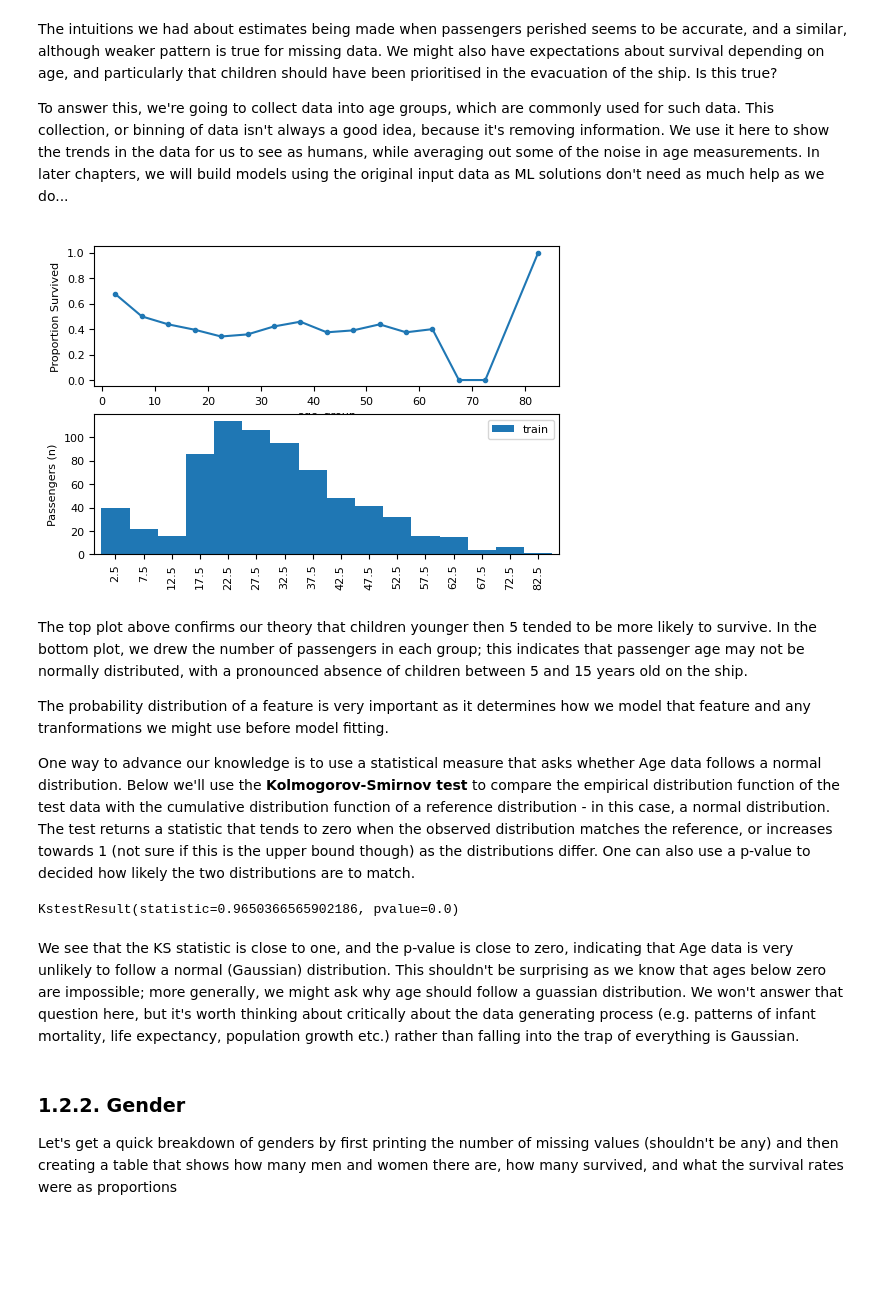
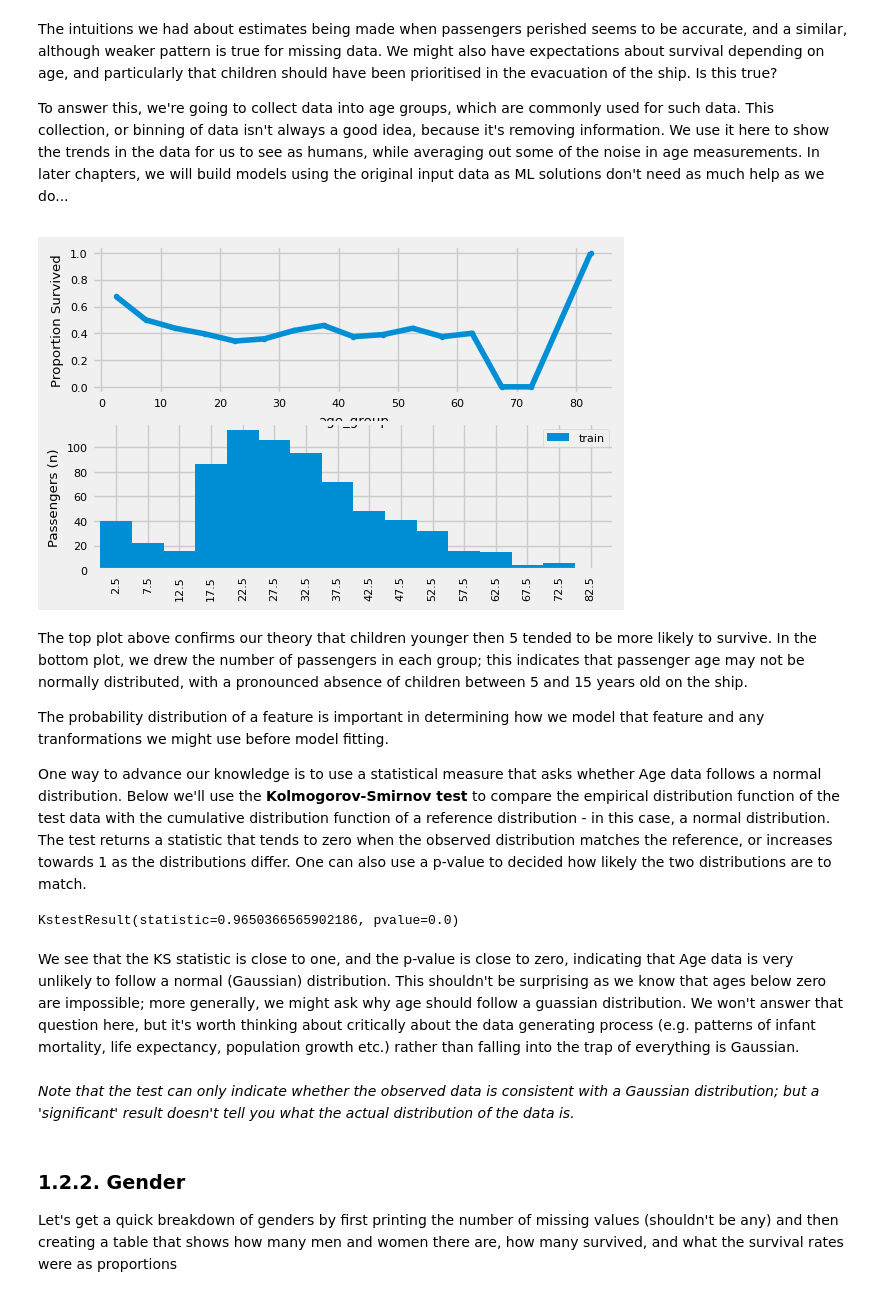
Before and after one commit to stephentown42/ML_examples, a Jupyter notebook: titanic/notebooks/1_understanding_the_data.ipynb, the cells around one changed output. Cells and saved outputs as stored; diff of their text form; code cells hidden in the pictures; blank space fills up the shorter version.

```diff
--- a/titanic/notebooks/1_understanding_the_data.ipynb
+++ b/titanic/notebooks/1_understanding_the_data.ipynb
@@ -26,7 +26,7 @@ Let's start by loading the data and seeing what we've got. We know that each row
 from pathlib import Path
 import pandas as pd
 
-data_dir = Path.cwd().parent / 'data/original'   # The original dataset, downloaded from Kaggle
+data_dir = Path.cwd().parent.parent / 'sample_datasets' / 'titanic'   # The original dataset, downloaded from Kaggle
 
 train = pd.read_csv(data_dir / 'train.csv')
 print(f"Training data: {train.shape[0]} passengers")
@@ -145,31 +145,34 @@ test['age_group'] = test['Age'].apply(round_to_agegroup)
 # %%
 %matplotlib inline
 
 import matplotlib.pyplot as plt
+
+plt.style.use('fivethirtyeight')
 plt.rcParams.update({'font.size': 8})
 
 # Plot survival rate and number of passengers for each age group
 fig, axs = plt.subplots(2,1, **{'figsize':(6,4)})
 
 train.groupby('age_group')['Survived'].mean().plot(ax=axs[0], **{'marker':'.'})
 
 train['age_group'].value_counts().sort_index().plot.bar(
     ax=axs[1], **{'width':1,'label':'train','lw':0})
 
 axs[0].set_ylabel('Proportion Survived')
 axs[1].set_ylabel('Passengers (n)')
+axs[1].spines['top'].set_visible('False')
+axs[1].set_facecolor('none')
 
-plt.legend()
-plt.show()
+plt.legend();
 # %% [output]
-[figure, old version]
+[figure, new version]
 # %% [markdown]
 <span style="font-size:14px;line-height:1.5">
 The top plot above confirms our theory that children younger then 5 tended to be more likely to survive. In the bottom plot, we drew the number of passengers in each group; this indicates that passenger age may not be normally distributed, with a pronounced absence of children between 5 and 15 years old on the ship.
 <p></p>
-The probability distribution of a feature is very important as it determines how we model that feature and any tranformations we might use before model fitting.
+The probability distribution of a feature is important in determining how we model that feature and any tranformations we might use before model fitting.
 <p></p>
-One way to advance our knowledge is to use a statistical measure that asks whether Age data follows a normal distribution. Below we'll use the <b>Kolmogorov-Smirnov test</b> to compare the empirical distribution function of the test data with the cumulative distribution function of a reference distribution - in this case, a normal distribution. The test returns a statistic that tends to zero when the observed distribution matches the reference, or increases towards 1 (not sure if this is the upper bound though) as the distributions differ. One can also use a p-value to decided how likely the two distributions are to match.
+One way to advance our knowledge is to use a statistical measure that asks whether Age data follows a normal distribution. Below we'll use the <b>Kolmogorov-Smirnov test</b> to compare the empirical distribution function of the test data with the cumulative distribution function of a reference distribution - in this case, a normal distribution. The test returns a statistic that tends to zero when the observed distribution matches the reference, or increases towards 1 as the distributions differ. One can also use a p-value to decided how likely the two distributions are to match.
 </span>
 # %%
 from scipy.stats import kstest
@@ -178,6 +181,11 @@ kstest(train['Age'].dropna().to_numpy(), 'norm')
 KstestResult(statistic=0.9650366565902186, pvalue=0.0)
 # %% [markdown]
 <span style="font-size:14px;line-height:1.5">We see that the KS statistic is close to one, and the p-value is close to zero, indicating that Age data is very unlikely to follow a normal (Gaussian) distribution. This shouldn't be surprising as we know that ages below zero are impossible; more generally, we might ask why age should follow a guassian distribution. We won't answer that question here, but it's worth thinking about critically about the data generating process (e.g. patterns of infant mortality, life expectancy, population growth etc.) rather than falling into the trap of everything is Gaussian. </span>
+<br>
+<br>
+<span style="font-size:14px;line-height:1.5">
+<i>Note that the test can only indicate whether the observed data is consistent with a Gaussian distribution; but a 'significant' result doesn't tell you what the actual distribution of the data is.</i>
+</span>
 # %% [markdown]
 ### 1.2.2. Gender
 <span style="font-size:14px;line-height:1.5">
```
Also changed, not shown: parts of 28 cells of this notebook, 1 other file.
